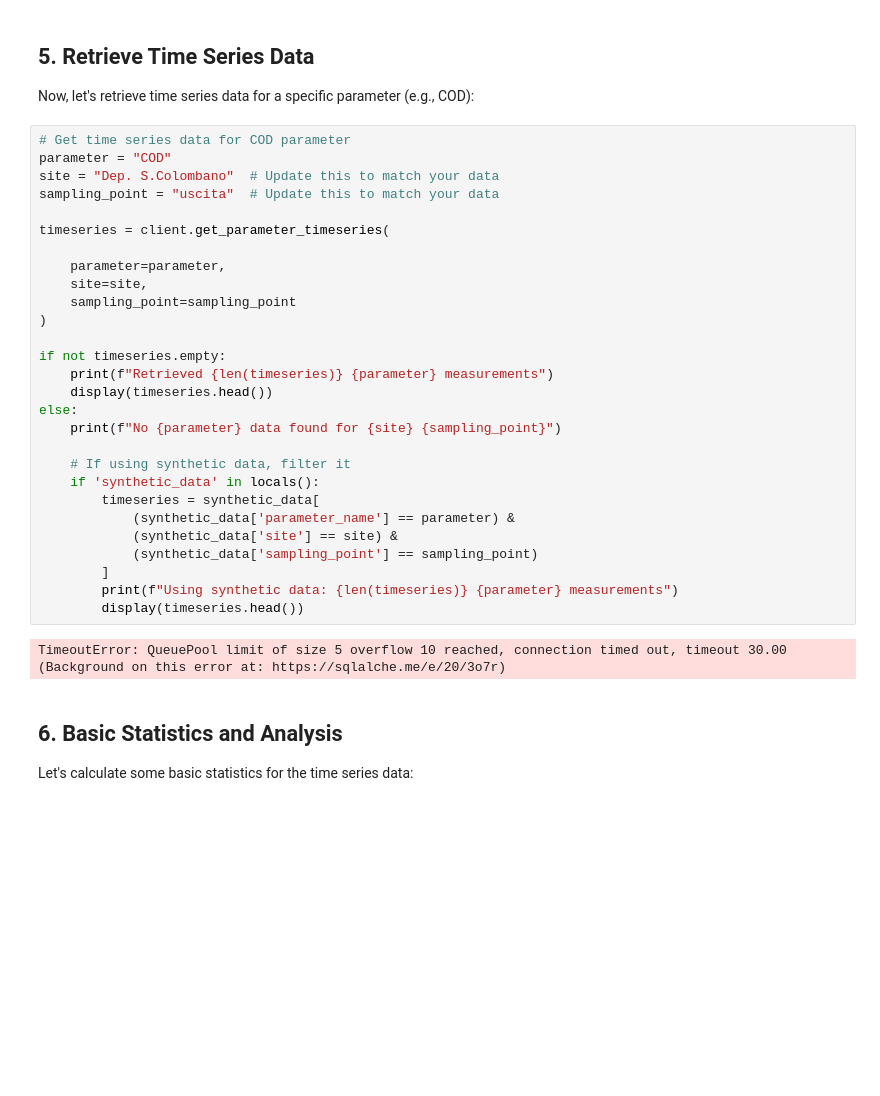
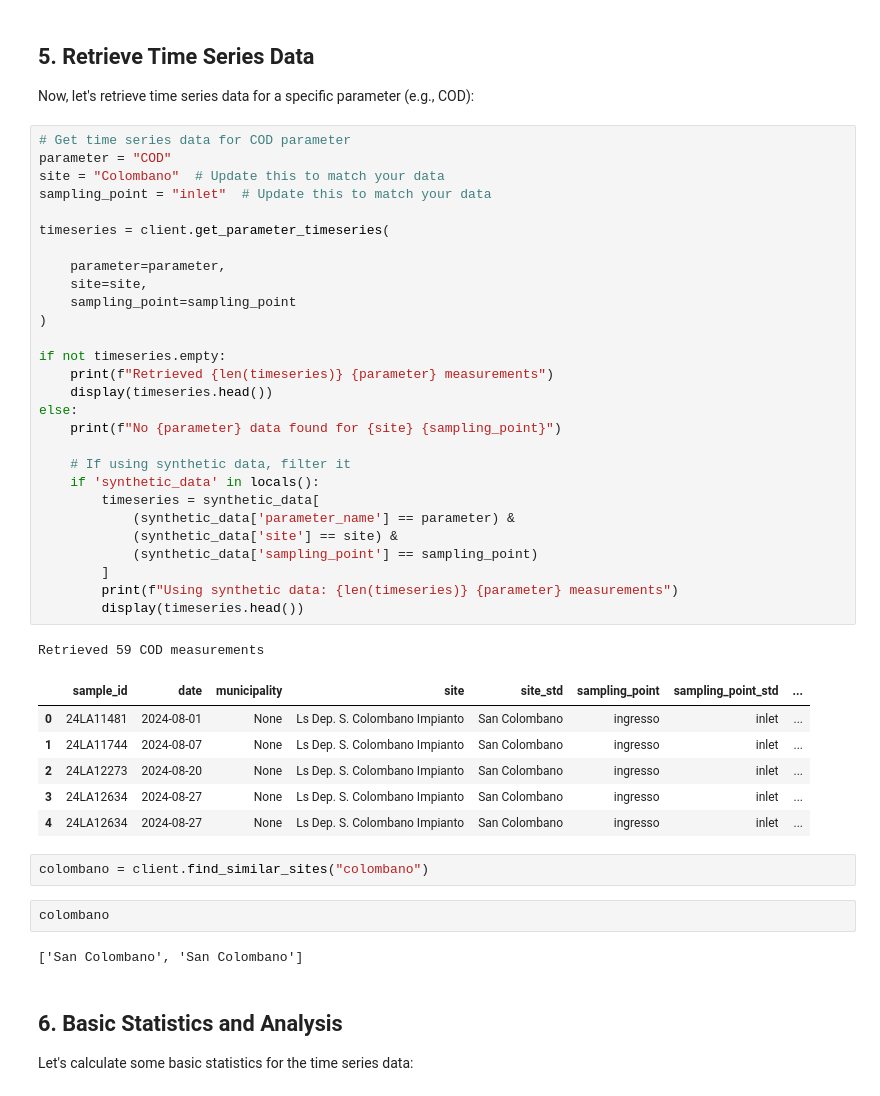
Before and after one commit to Freetaban/prolabdep, a Jupyter notebook: examples/tutorial.ipynb, the cells around one changed output. Saved outputs shown, nothing was run; the diff lists cells and outputs as text; blank space fills up the shorter version.

```diff
--- a/examples/tutorial.ipynb
+++ b/examples/tutorial.ipynb
@@ -145,33 +133,45 @@ Now, let's retrieve time series data for a specific parameter (e.g., COD):
 # %%
 # Get time series data for COD parameter
 parameter = "COD"
-site = "Dep. S.Colombano"  # Update this to match your data
-sampling_point = "uscita"  # Update this to match your data
+site = "Colombano"  # Update this to match your data
+sampling_point = "inlet"  # Update this to match your data
 
 timeseries = client.get_parameter_timeseries(
 
     parameter=parameter,
     site=site,
     sampling_point=sampling_point
 )
 
 if not timeseries.empty:
     print(f"Retrieved {len(timeseries)} {parameter} measurements")
     display(timeseries.head())
 else:
     print(f"No {parameter} data found for {site} {sampling_point}")
 
     # If using synthetic data, filter it
     if 'synthetic_data' in locals():
         timeseries = synthetic_data[
             (synthetic_data['parameter_name'] == parameter) &
             (synthetic_data['site'] == site) &
             (synthetic_data['sampling_point'] == sampling_point)
         ]
         print(f"Using synthetic data: {len(timeseries)} {parameter} measurements")
         display(timeseries.head())
 # %% [output]
-TimeoutError: QueuePool limit of size 5 overflow 10 reached, connection timed out, timeout 30.00 (Background on this error at: https://sqlalche.me/e/20/3o7r)
+Retrieved 59 COD measurements
+|  | sample_id | date | municipality | site | site_std | sampling_point | sampling_point_std | ... |
+| 0 | 24LA11481 | 2024-08-01 | None | Ls Dep. S. Colombano Impianto | San Colombano | ingresso | inlet | ... |
+| 1 | 24LA11744 | 2024-08-07 | None | Ls Dep. S. Colombano Impianto | San Colombano | ingresso | inlet | ... |
+| 2 | 24LA12273 | 2024-08-20 | None | Ls Dep. S. Colombano Impianto | San Colombano | ingresso | inlet | ... |
+| 3 | 24LA12634 | 2024-08-27 | None | Ls Dep. S. Colombano Impianto | San Colombano | ingresso | inlet | ... |
+| 4 | 24LA12634 | 2024-08-27 | None | Ls Dep. S. Colombano Impianto | San Colombano | ingresso | inlet | ... |
+# %%
+colombano = client.find_similar_sites("colombano")
+# %%
+colombano
+# %% [output]
+['San Colombano', 'San Colombano']
 # %% [markdown]
 ## 6. Basic Statistics and Analysis
 
```
Also changed, not shown: parts of 10 cells of this notebook, 22 other files.
